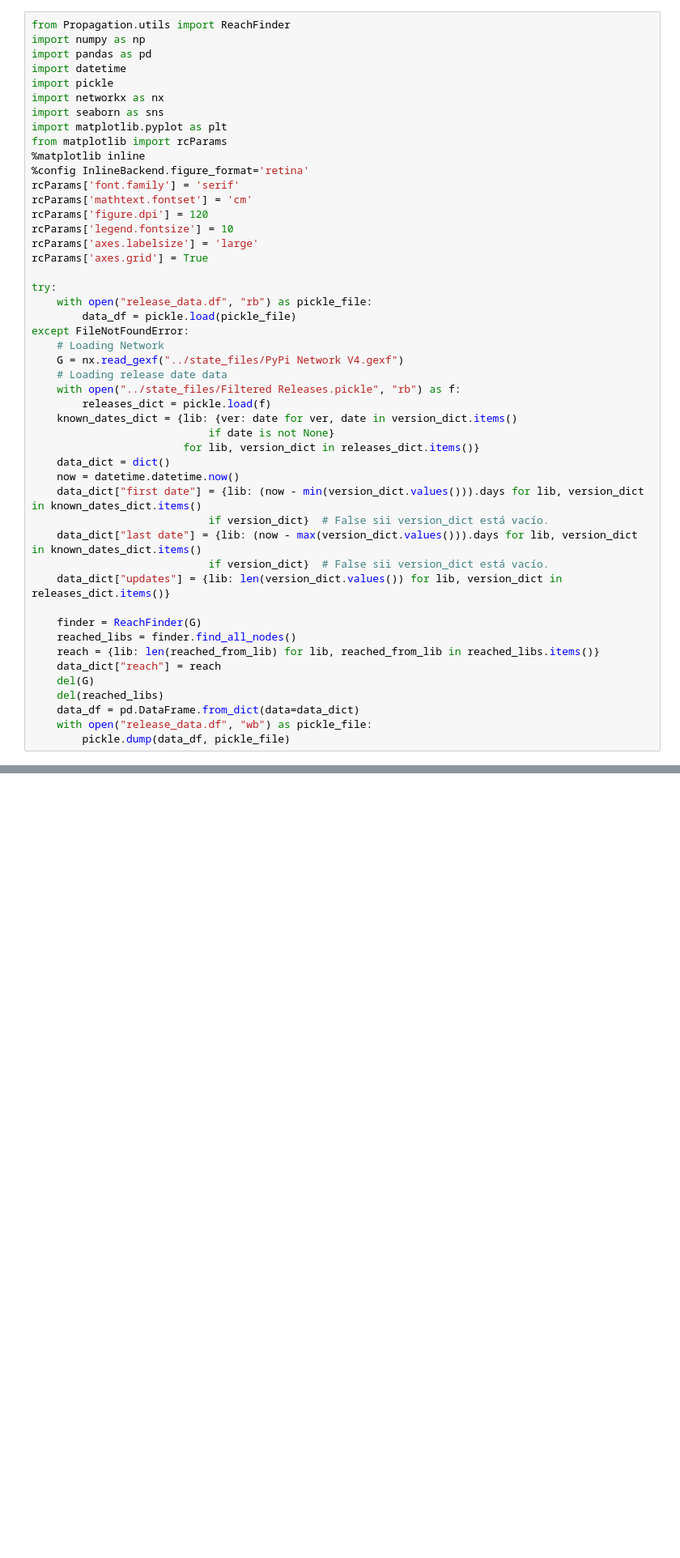
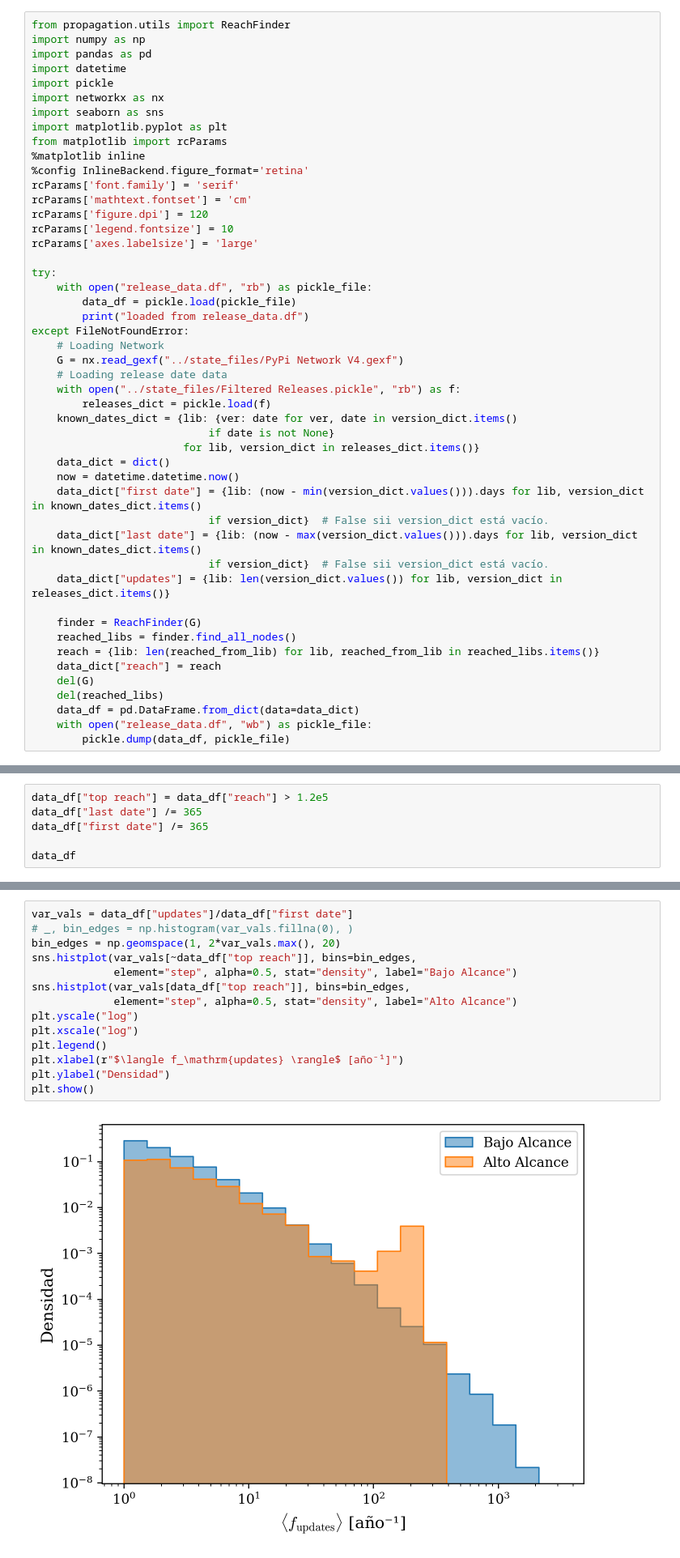
Before and after one commit to facundojgarcia02/CoNet, a Jupyter notebook: Tp Final/analysis/release_date_analysis.ipynb, the cells around one changed output, grey strips where cells are left out. Shown at 81% size. Saved outputs shown, nothing was run; the diff lists cells and outputs as text; blank space fills up the shorter version.

```diff
--- a/Tp Final/analysis/release_date_analysis.ipynb
+++ b/Tp Final/analysis/release_date_analysis.ipynb
@@ -21,5 +12,5 @@ Checking out files: 100% (111/111), done.
 # %%
-from Propagation.utils import ReachFinder
+from propagation.utils import ReachFinder
 import numpy as np
 import pandas as pd
 import datetime
@@ -35,11 +26,11 @@ rcParams['mathtext.fontset'] = 'cm'
 rcParams['figure.dpi'] = 120
 rcParams['legend.fontsize'] = 10
 rcParams['axes.labelsize'] = 'large'
-rcParams['axes.grid'] = True
 
 try:
     with open("release_data.df", "rb") as pickle_file:
         data_df = pickle.load(pickle_file)
+        print("loaded from release_data.df")
 except FileNotFoundError:
     # Loading Network
     G = nx.read_gexf("../state_files/PyPi Network V4.gexf")
@@ -87,0 +62,6 @@ plt.show()
+# %%
+data_df["top reach"] = data_df["reach"] > 1.2e5
+data_df["last date"] /= 365
+data_df["first date"] /= 365
+
+data_df
@@ -87,0 +113,16 @@ plt.show()
+# %%
+var_vals = data_df["updates"]/data_df["first date"]
+# _, bin_edges = np.histogram(var_vals.fillna(0), )
+bin_edges = np.geomspace(1, 2*var_vals.max(), 20)
+sns.histplot(var_vals[~data_df["top reach"]], bins=bin_edges,
+             element="step", alpha=0.5, stat="density", label="Bajo Alcance")
+sns.histplot(var_vals[data_df["top reach"]], bins=bin_edges,
+             element="step", alpha=0.5, stat="density", label="Alto Alcance")
+plt.yscale("log")
+plt.xscale("log")
+plt.legend()
+plt.xlabel(r"$\langle f_\mathrm{updates} \rangle$ [año⁻¹]")
+plt.ylabel("Densidad")
+plt.show()
+# %% [output]
+[figure, added]
```
Also changed, not shown: parts of 10 cells of this notebook.
